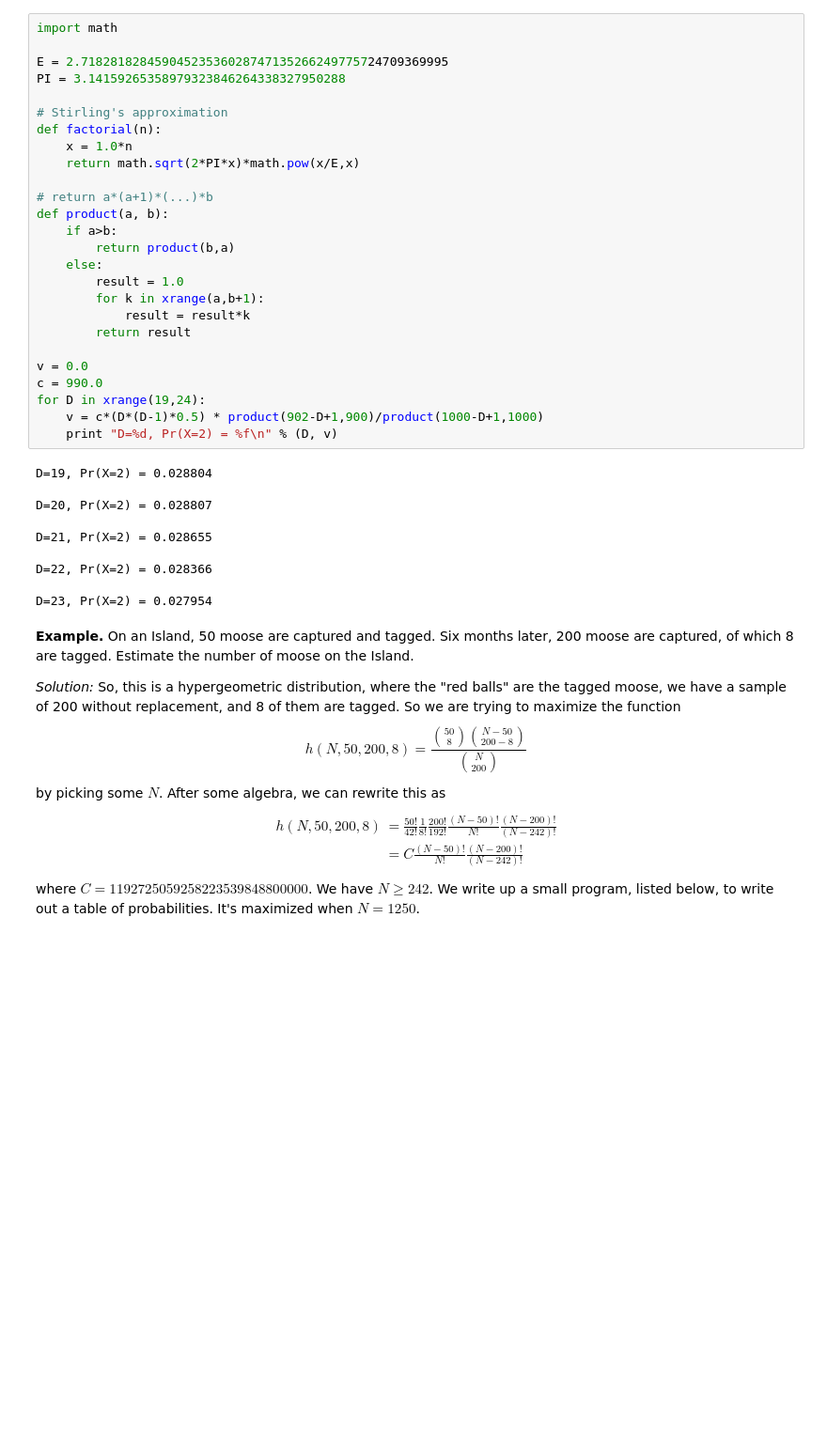
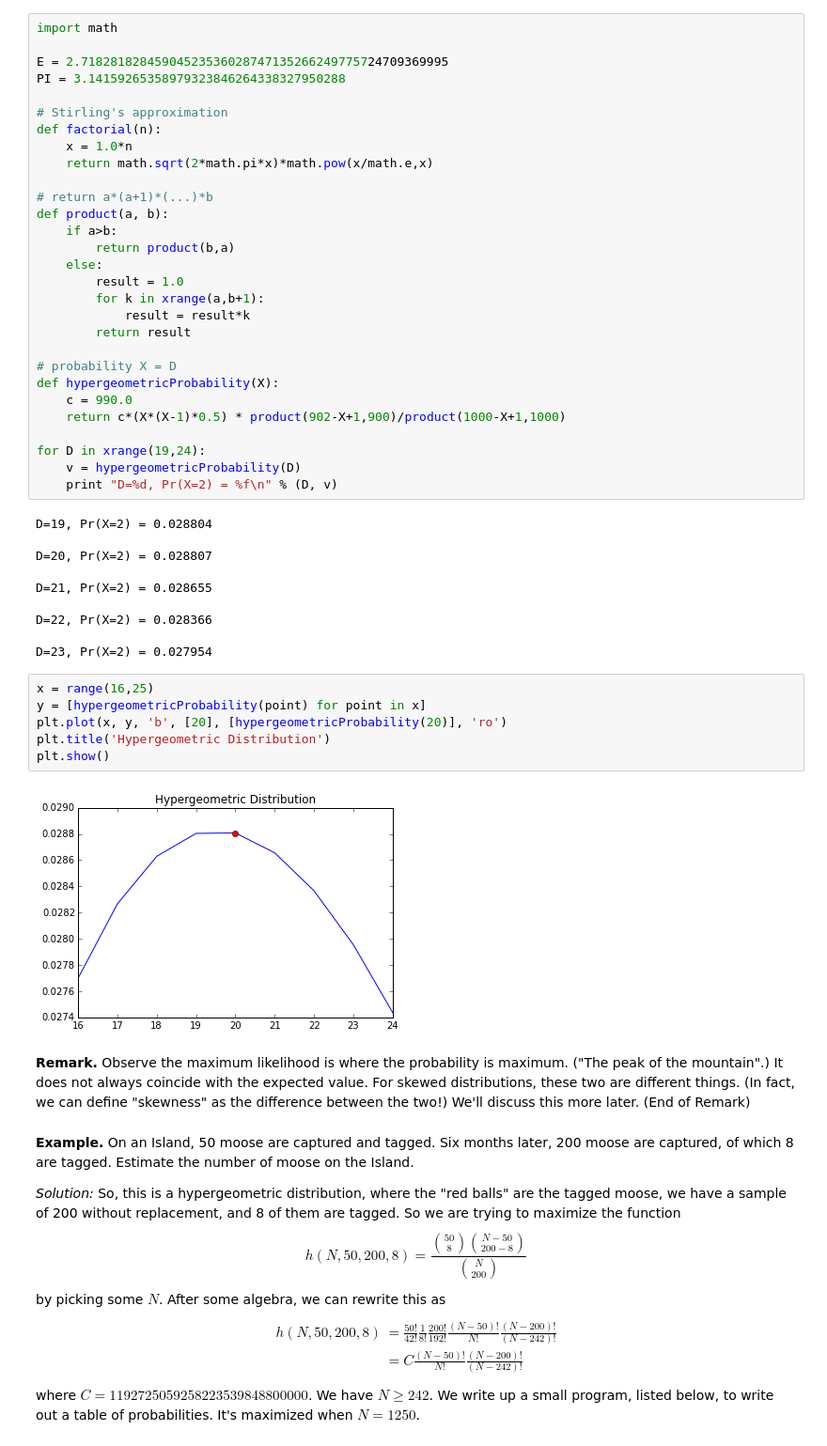
Before and after one commit to pqnelson/Statistics-for-Mathematicians, a Jupyter notebook: probability/2-hypergeometric-distribution.ipynb, the cells around one changed output. Shown at 94% size. Drawn from its saved outputs; the diff is of its cells as text; blank space fills up the shorter version.

Commit message:
Added graphs to hypergeometric discussion

```diff
--- a/probability/2-hypergeometric-distribution.ipynb
+++ b/probability/2-hypergeometric-distribution.ipynb
@@ -62,7 +68,7 @@ PI = 3.14159265358979323846264338327950288
 # Stirling's approximation
 def factorial(n):
     x = 1.0*n
-    return math.sqrt(2*PI*x)*math.pow(x/E,x)
+    return math.sqrt(2*math.pi*x)*math.pow(x/math.e,x)
 
 # return a*(a+1)*(...)*b
 def product(a, b):
@@ -74,10 +80,13 @@ def product(a, b):
             result = result*k
         return result
 
-v = 0.0
-c = 990.0
+# probability X = D
+def hypergeometricProbability(X):
+    c = 990.0
+    return c*(X*(X-1)*0.5) * product(902-X+1,900)/product(1000-X+1,1000)
+
 for D in xrange(19,24):
-    v = c*(D*(D-1)*0.5) * product(902-D+1,900)/product(1000-D+1,1000)
+    v = hypergeometricProbability(D)
     print "D=%d, Pr(X=2) = %f\n" % (D, v)
 # %% [output]
 D=19, Pr(X=2) = 0.028804
@@ -89,6 +98,18 @@ D=21, Pr(X=2) = 0.028655
 D=22, Pr(X=2) = 0.028366
 
 D=23, Pr(X=2) = 0.027954
+# %%
+x = range(16,25)
+y = [hypergeometricProbability(point) for point in x]
+plt.plot(x, y, 'b', [20], [hypergeometricProbability(20)], 'ro')
+plt.title('Hypergeometric Distribution')
+plt.show()
+# %% [output]
+[figure, added]
+# %% [markdown]
+**Remark.**
+Observe the maximum likelihood is where the probability is maximum. ("The peak of the mountain".) It does not always coincide with the expected value. For skewed distributions, these two are different things. (In fact, we can define "skewness" as the difference between the two!) We'll discuss this more later.
+(End of Remark)
 # %% [markdown]
 **Example.**
 On an Island, 50 moose are captured and tagged. Six months later, 200
```
Also changed, not shown: parts of 3 cells of this notebook.
